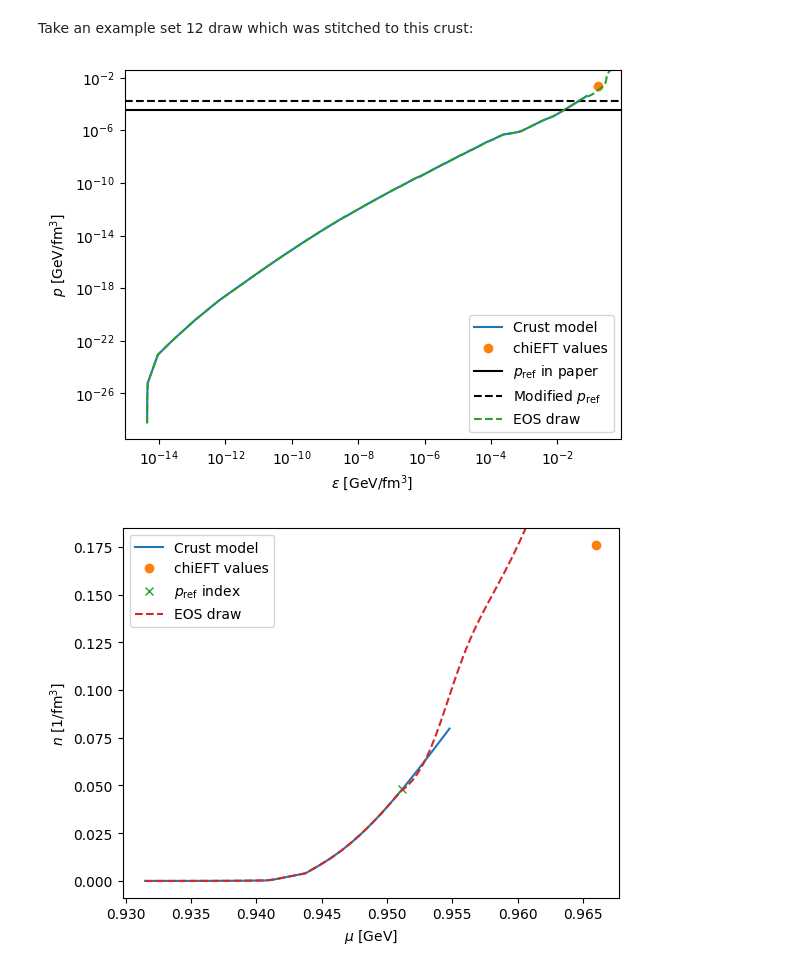
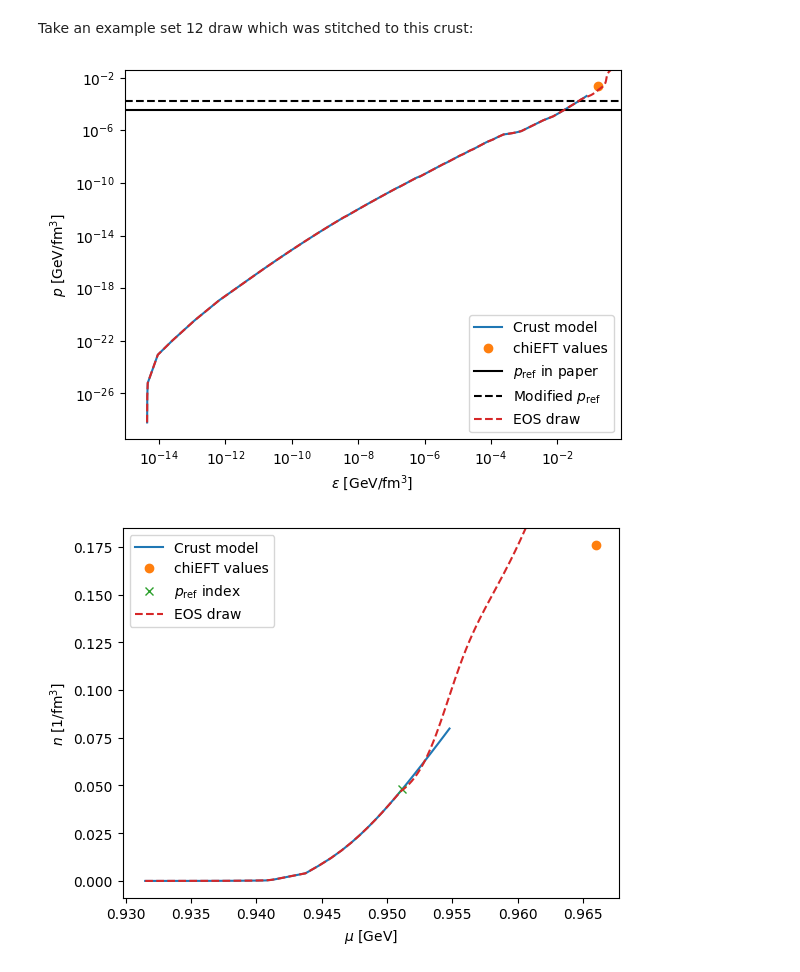
Before and after one commit to eliotfinch/pqcd, a Jupyter notebook: notebooks/inspect_crust.ipynb, the cells around one changed output. Cells and saved outputs as stored; diff of their text form; code cells hidden in the pictures.

Commit message:
Add new plots

```diff
--- a/notebooks/inspect_crust.ipynb
+++ b/notebooks/inspect_crust.ipynb
@@ -182,7 +200,9 @@ ax.legend();
 # %% [markdown]
 Take an example set 12 draw which was stitched to this crust:
 # %%
-file_path = '../data/eos-draws-modified/12/margagn/DRAWmod1000-000000/eos-draw-000005.csv'
+file_path = (
+    '../data/eos-draws-modified/12/margagn/DRAWmod1000-000000/eos-draw-000005.csv'
+)
 
 eos = pd.read_csv(file_path)
 
@@ -194,27 +214,33 @@ eos_chemical_potential = (eos_energy_density+eos_pressure)/eos_number_density
 # %%
 fig, ax = plt.subplots()
 ax.set_xscale('log')
 ax.set_yscale('log')
 
 ax.plot(crust_energy_density, crust_pressure, label='Crust model')
 ax.plot(epsilonL, pL, 'o', label='chiEFT values')
 ax.axhline(p_ref, c='k', label='$p_\mathrm{ref}$ in paper')
 ax.axhline(p_ref_new, c='k', linestyle='--', label='Modified $p_\mathrm{ref}$')
 
 xlim = ax.get_xlim()
 ylim = ax.get_ylim()
 
-ax.plot(eos_energy_density, eos_pressure, linestyle='--', label='EOS draw')
+ax.plot(
+    eos_energy_density,
+    eos_pressure,
+    linestyle='--',
+    label='EOS draw',
+    c='C3'
+)
 
 ax.set_xlim(xlim)
 ax.set_ylim(ylim)
 
 ax.set_xlabel(r'$\epsilon$ [GeV/fm$^3$]')
 ax.set_ylabel(r'$p$ [GeV/fm$^3$]')
 
 ax.legend();
 # %% [output]
-[figure, old version]
+[figure, new version]
 # %%
 fig, ax = plt.subplots()
 
```
Also changed, not shown: parts of 8 cells of this notebook.
